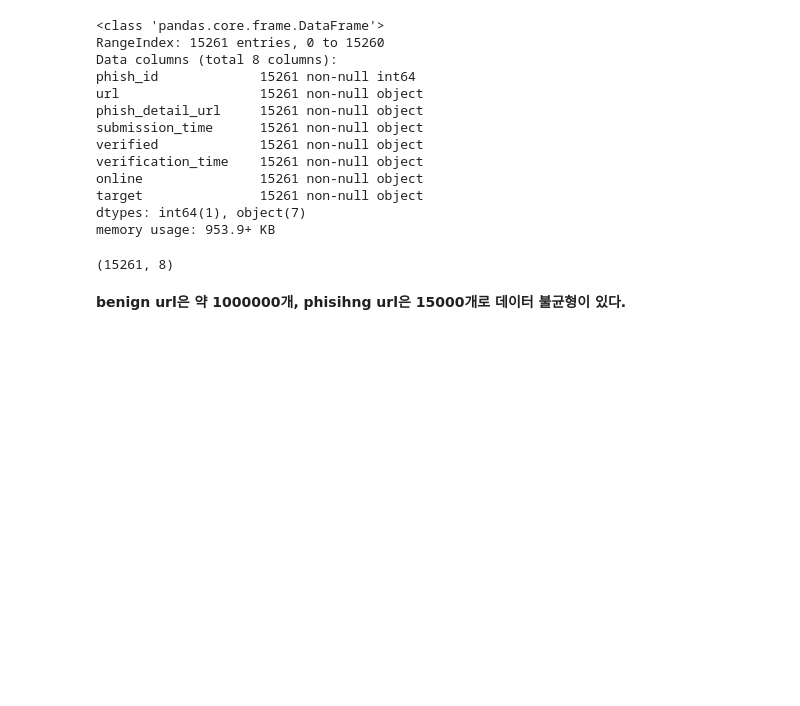
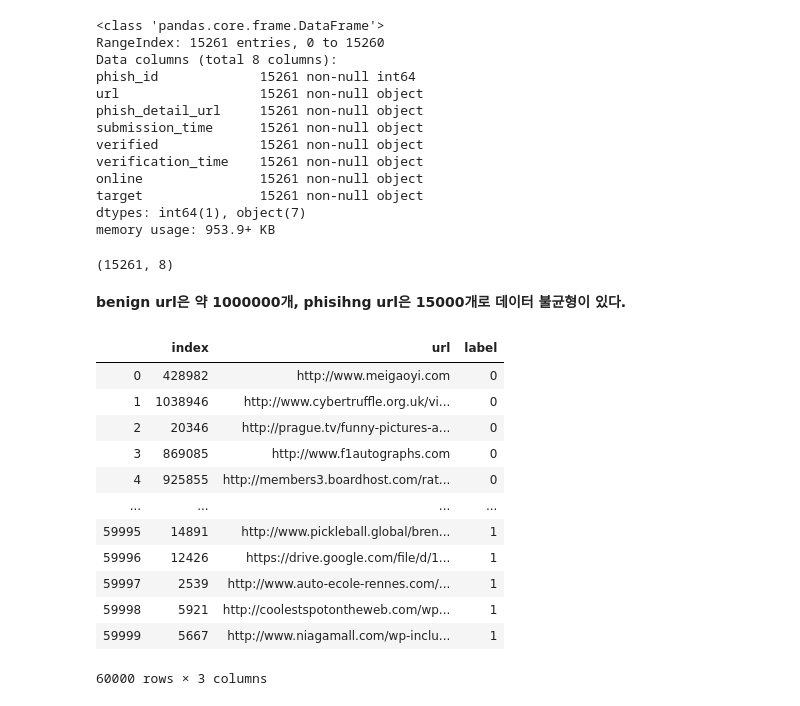
Before and after one commit to cloudfast-bit/phishing-url-classification, a Jupyter notebook: EDA_js.ipynb, the cells around one changed output. Saved outputs shown, nothing was run; the diff lists cells and outputs as text; code cells hidden in the pictures; blank space fills up the shorter version.

```diff
--- a/EDA_js.ipynb
+++ b/EDA_js.ipynb
@@ -103,4 +105,22 @@ df_pishing.shape
 (15261, 8)
 # %% [markdown]
 **benign url은 약 1000000개, phisihng url은 15000개로 데이터 불균형이 있다.**
+# %%
+# benign data(45000) + phishing data(15000) = 60000
+df = pd.read_csv('../input/df.csv', index_col=0)
+df.reset_index()
+# %% [output]
+|  | index | url | label |
+| 0 | 428982 | http://www.meigaoyi.com | 0 |
+| 1 | 1038946 | http://www.cybertruffle.org.uk/vi... | 0 |
+| 2 | 20346 | http://prague.tv/funny-pictures-a... | 0 |
+| 3 | 869085 | http://www.f1autographs.com | 0 |
+| 4 | 925855 | http://members3.boardhost.com/rat... | 0 |
+| ... | ... | ... | ... |
+| 59995 | 14891 | http://www.pickleball.global/bren... | 1 |
+| 59996 | 12426 | https://drive.google.com/file/d/1... | 1 |
+| 59997 | 2539 | http://www.auto-ecole-rennes.com/... | 1 |
+| 59998 | 5921 | http://coolestspotontheweb.com/wp... | 1 |
+| 59999 | 5667 | http://www.niagamall.com/wp-inclu... | 1 |
+60000 rows × 3 columns
 # %% [markdown]
```
Also changed, not shown: parts of 24 cells of this notebook.
